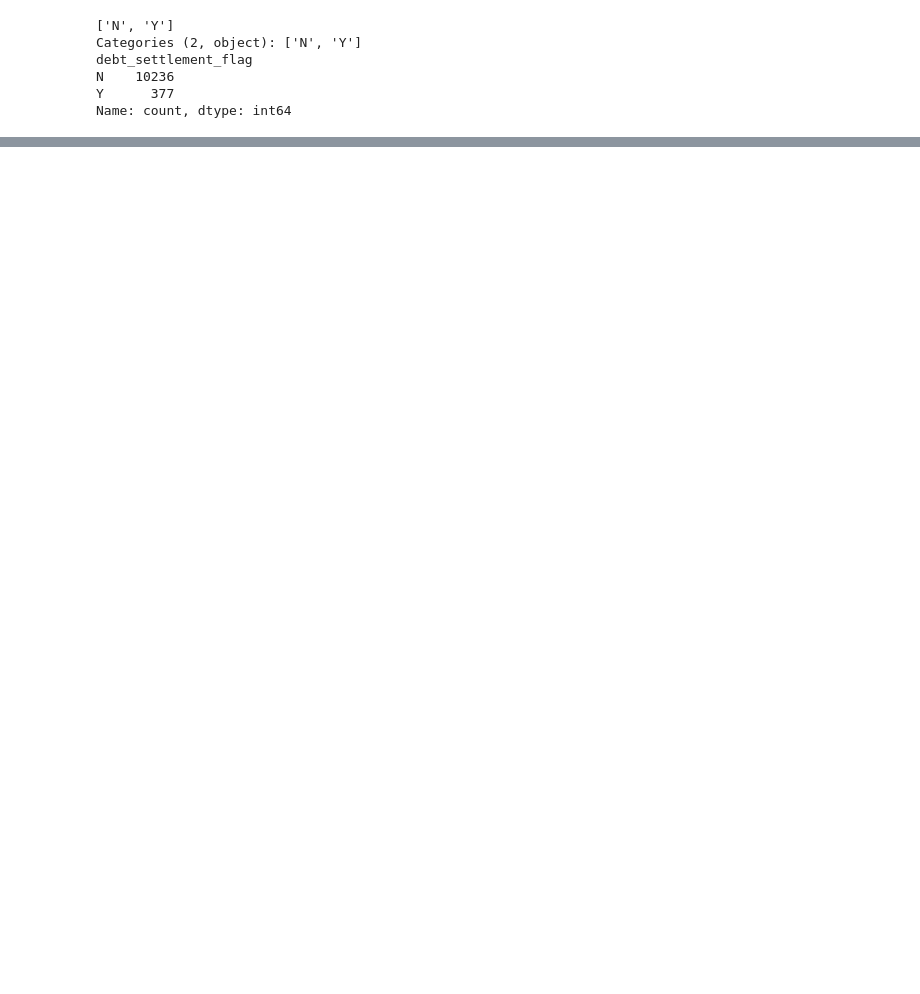
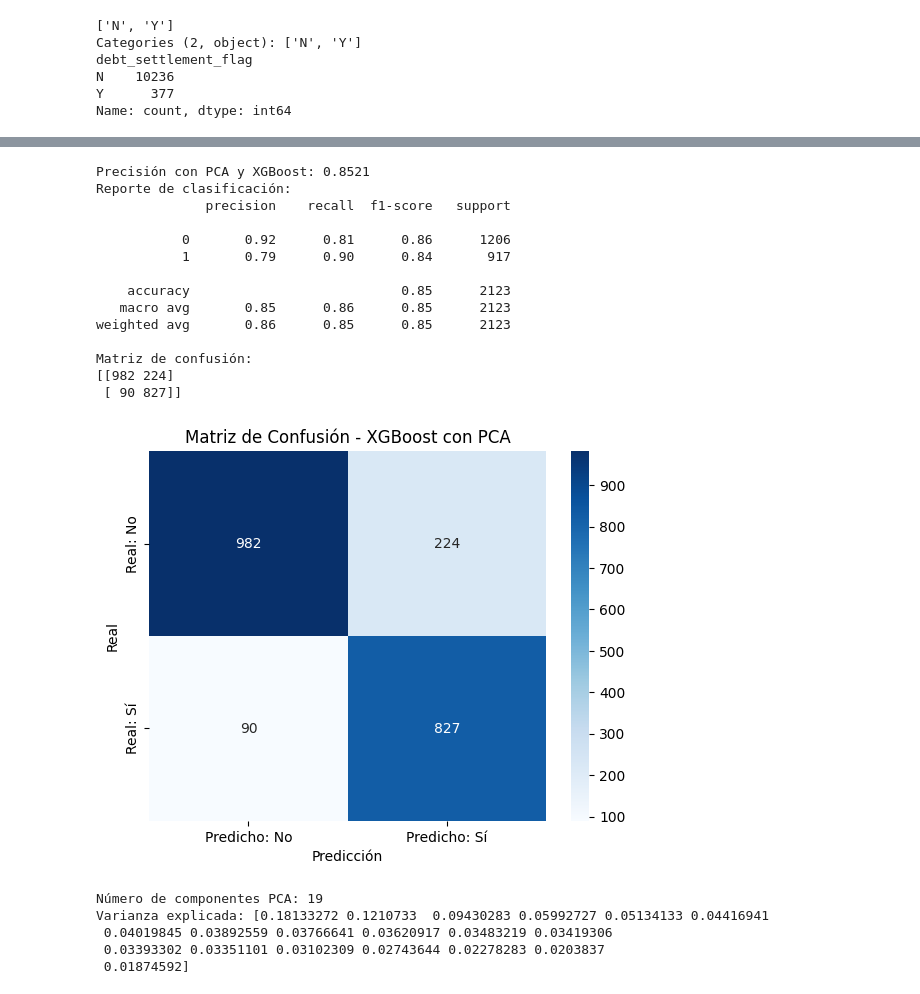
Before and after one commit to mro339/tfg, a Jupyter notebook: modeloRandomForest.ipynb, the cells around one changed output, grey strips where cells are left out. Drawn from its saved outputs; the diff is of its cells as text; code cells hidden in the pictures; blank space fills up the shorter version.

```diff
--- a/modeloRandomForest.ipynb
+++ b/modeloRandomForest.ipynb
@@ -816 +1206,81 @@ R²: 0.4591484366485876
+# %%
+##PCA
+from xgboost import XGBClassifier
+from sklearn.pipeline import Pipeline
+from sklearn.model_selection import train_test_split
+from sklearn.pipeline import Pipeline
+from sklearn.preprocessing import StandardScaler
+from sklearn.decomposition import PCA
+from sklearn.metrics import accuracy_score
+from sklearn.metrics import classification_report, confusion_matrix
+
+
+
+# Pipeline con PCA + XGBoost
+pipeline_xgb = Pipeline([
+    ('scaler', StandardScaler()),
+    ('pca', PCA(n_components=0.95)),  # Mantener el 95% de la varianza
+    ('xgb', XGBClassifier(
+    random_state=42,  # Semilla para reproducibilidad
+    n_estimators=102,  # Número de árboles
+    learning_rate=0.1,  # Tasa de aprendizaje
+    max_depth=5,  # Profundidad máxima de los árboles
+    subsample=0.8,  # Submuestra del conjunto de datos para cada árbol
+    tree_method='hist',  # Método eficiente para datasets grandes
+    colsample_bytree=0.8,  # Submuestra de características para cada árbol
+    eval_metric='logloss',  # Métrica de evaluación
+    enable_categorical=True,  # Habilitar el manejo de variables categóricas
+    n_jobs=-1  # Usar todos los núcleos de la CPU
+))
+])
+
+# Entrenar
+pipeline_xgb.fit(X_train, y_train)
+
+# Predecir
+y_pred_xgb = pipeline_xgb.predict(X_test)
+
+# Métricas
+accuracy_xgb = accuracy_score(y_test, y_pred_xgb)
+print(f"Precisión con PCA y XGBoost: {accuracy_xgb:.4f}")
+
+print("Reporte de clasificación:")
+print(classification_report(y_test, y_pred_xgb))
+
+print("Matriz de confusión:")
+cm = confusion_matrix(y_test, y_pred_xgb)
+print(cm)
+
+# Visualización
+cm_df = pd.DataFrame(cm, index=['Real: No', 'Real: Sí'], columns=['Predicho: No', 'Predicho: Sí'])
+sns.heatmap(cm_df, annot=True, fmt='d', cmap='Blues')
+plt.title("Matriz de Confusión - XGBoost con PCA")
+plt.xlabel("Predicción")
+plt.ylabel("Real")
+plt.show()
+
+# Info del PCA
+print("Número de componentes PCA:", pipeline_xgb.named_steps['pca'].n_components_)
+print("Varianza explicada:", pipeline_xgb.named_steps['pca'].explained_variance_ratio_)
+# %% [output]
+Precisión con PCA y XGBoost: 0.8521
+Reporte de clasificación:
+              precision    recall  f1-score   support
+
+           0       0.92      0.81      0.86      1206
+           1       0.79      0.90      0.84       917
+
+    accuracy                           0.85      2123
+   macro avg       0.85      0.86      0.85      2123
+weighted avg       0.86      0.85      0.85      2123
+
+Matriz de confusión:
+[[982 224]
+ [ 90 827]]
+[figure, added]
+Número de componentes PCA: 19
+Varianza explicada: [0.18133272 0.1210733  0.09430283 0.05992727 0.05134133 0.04416941
+ 0.04019845 0.03892559 0.03766641 0.03620917 0.03483219 0.03419306
+ 0.03393302 0.03351101 0.03102309 0.02743644 0.02278283 0.0203837
+ 0.01874592]
 # %%
```
Also changed, not shown: parts of 18 cells of this notebook, 9 other files.
